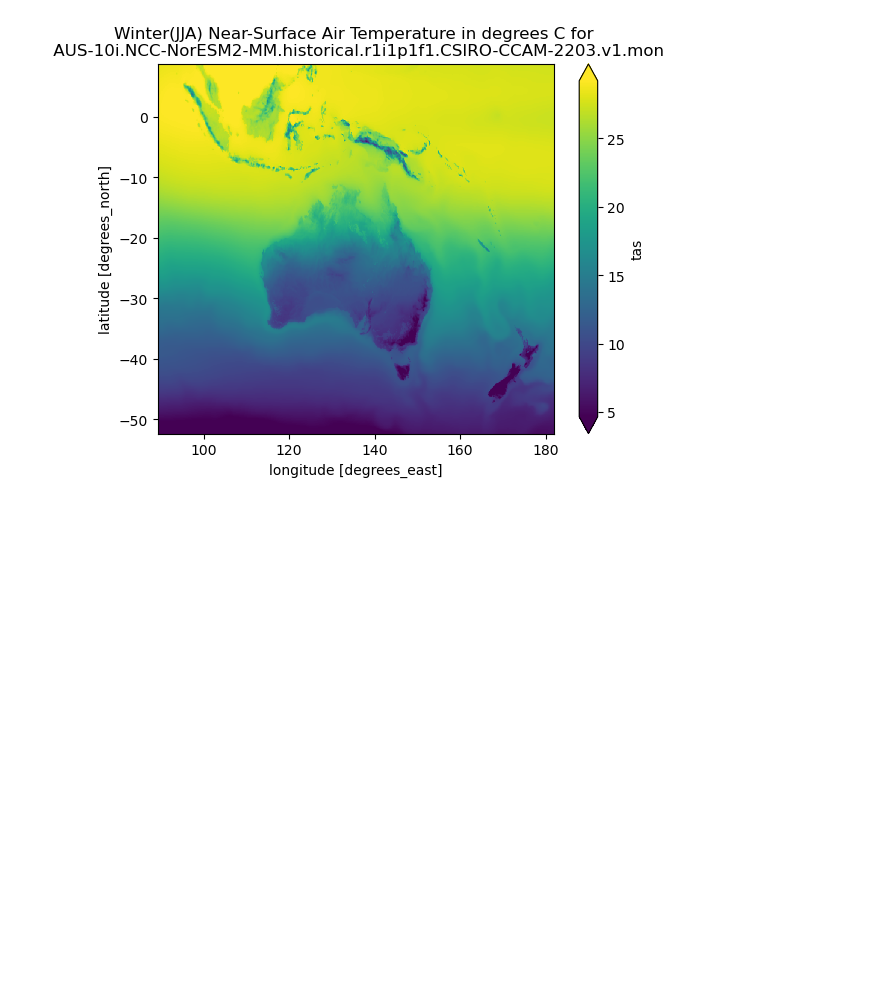
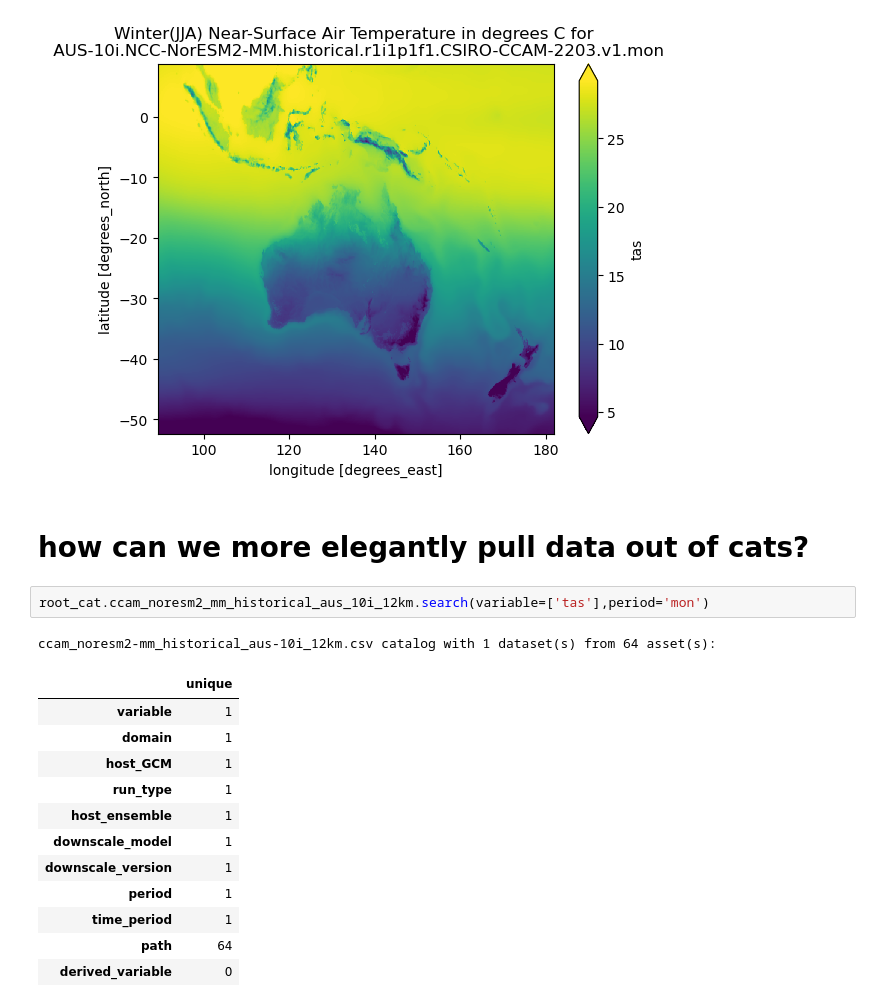
Before and after one commit to AusClimateService/data-catalogue, a Jupyter notebook: notebooks/ACS-cat-demo.ipynb, the cells around one changed output. Drawn from its saved outputs; the diff is of its cells as text; blank space fills up the shorter version.

Commit message:
some progress on search function

```diff
--- a/notebooks/ACS-cat-demo.ipynb
+++ b/notebooks/ACS-cat-demo.ipynb
@@ -323,3 +273,21 @@ plt.title('Winter(JJA) Near-Surface Air Temperature in degrees C for \n AUS-10i.
 # %% [output]
 Text(0.5, 1.0, 'Winter(JJA) Near-Surface Air Temperature in degrees C for \n AUS-10i.NCC-NorESM2-MM.historical.r1i1p1f1.CSIRO-CCAM-2203.v1.mon')
 [figure]
+# %% [markdown]
+# how can we more elegantly pull data out of cats?
+# %%
+root_cat.ccam_noresm2_mm_historical_aus_10i_12km.search(variable=['tas'],period='mon')
+# %% [output]
+ccam_noresm2-mm_historical_aus-10i_12km.csv catalog with 1 dataset(s) from 64 asset(s):
+|  | unique |
+| variable | 1 |
+| domain | 1 |
+| host_GCM | 1 |
+| run_type | 1 |
+| host_ensemble | 1 |
+| downscale_model | 1 |
+| downscale_version | 1 |
+| period | 1 |
+| time_period | 1 |
+| path | 64 |
+| derived_variable | 0 |
```
Also changed, not shown: parts of 16 cells of this notebook.
